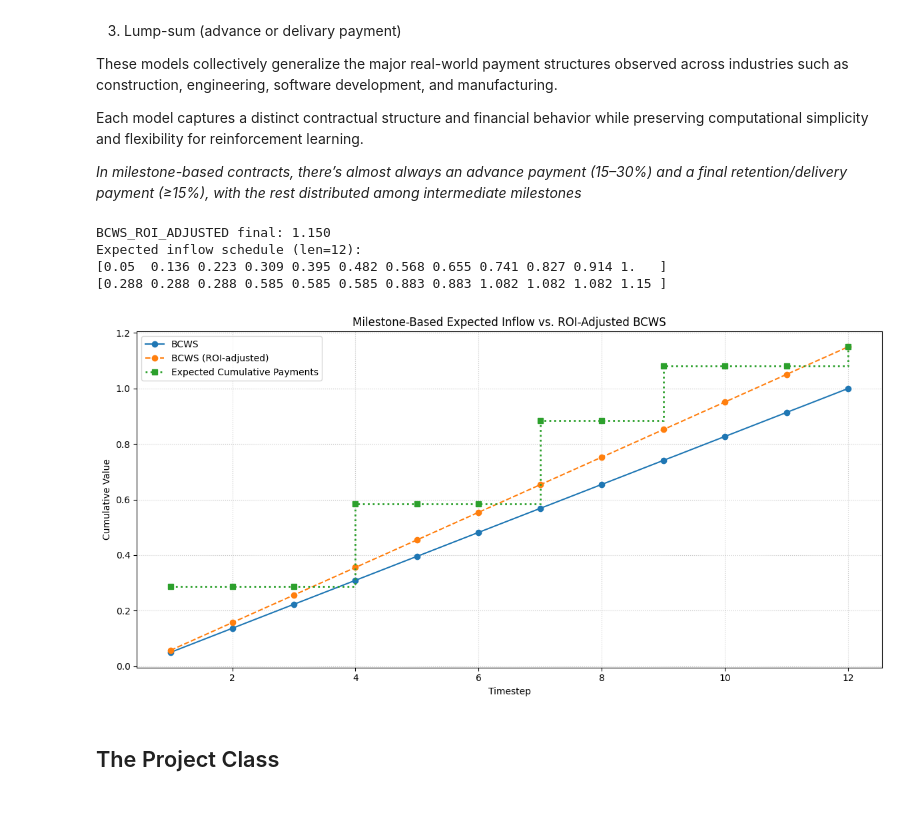
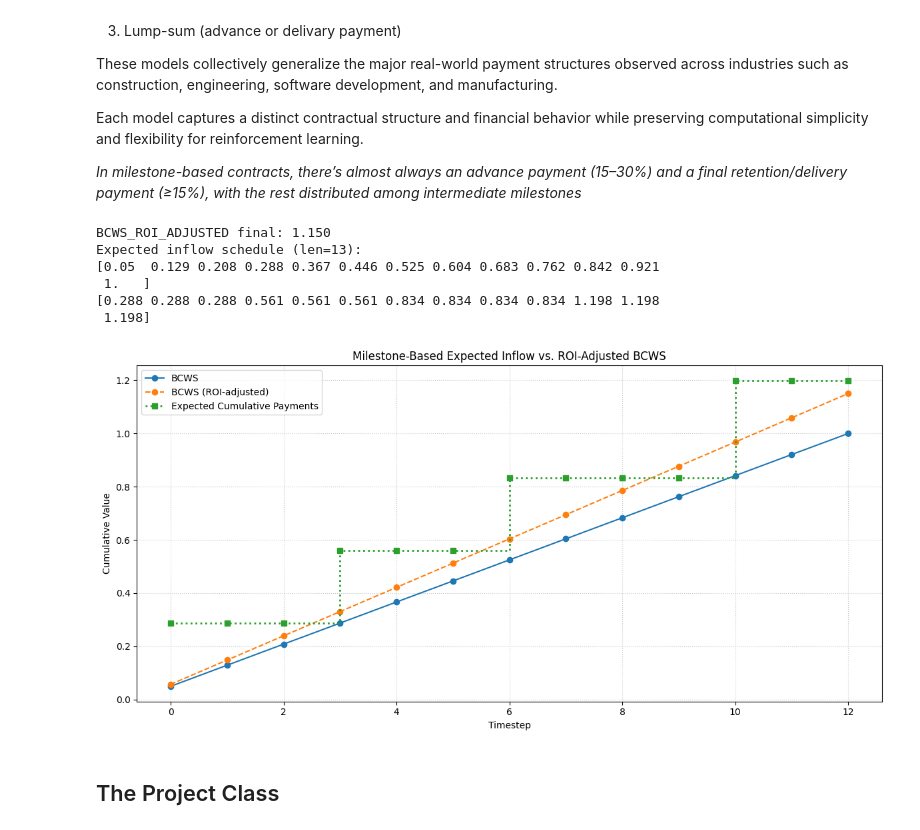
Before and after one commit to UDynamic/PPO-project-portfolio-budgeting-AI-agent, a Jupyter notebook: notebooks/portfolio_env.ipynb, the cells around one changed output. Cells and saved outputs as stored; diff of their text form; code cells hidden in the pictures.

Commit message:
corrected the 13 timestep for schedules

```diff
--- a/notebooks/portfolio_env.ipynb
+++ b/notebooks/portfolio_env.ipynb
@@ -466,7 +466,7 @@ class DummyProject:
         self.BAC = 1.0
         self.ROI = 0.15  # 15% expected ROI
         # Example baseline BCWS curve (smooth S-curve)
-        self.BCWS = np.linspace(0.05, 1.0, self.DURATION)
+        self.BCWS = np.linspace(0.05, 1.0, self.DURATION + 1)
 
     def milestone_based(self):
             """
@@ -493,7 +493,7 @@ class DummyProject:
             final_frac   = np.random.choice(np.arange(0.15, 0.26, 0.05))  # 15%–25%
 
             # --- Intermediate milestone count and positions ---
-            possible_positions = np.arange(1, duration - 1)
+            possible_positions = np.arange(1, duration)
             n_middle = random_uniform_int(1, min(4, len(possible_positions)))
             # --- Random milestone placement ensuring non-negative cashflow ---
             max_attempts = 50
@@ -503,7 +503,7 @@ class DummyProject:
                 # build the temporary payment schedule
                 prev_pos = 0
                 cumulative = advance_frac * total_expected_payment
-                temp_schedule = np.full(duration, cumulative)
+                temp_schedule = np.full(duration + 1, cumulative)
 
                 for pos in middle_positions:
                     incremental_payment = self.BCWS_ROI_ADJUSTED[pos] - self.BCWS_ROI_ADJUSTED[prev_pos]
@@ -519,7 +519,7 @@ class DummyProject:
 
 
             # --- Build cumulative expected payment schedule ---
-            schedule = np.zeros(duration, dtype=float)
+            schedule = np.zeros(duration + 1 , dtype=float)
 
             # 1️⃣ Advance payment (t=0)
             cumulative = advance_frac * total_expected_payment
@@ -545,38 +545,40 @@ np.random.seed(42)  # reproducibility
 p = DummyProject()
 result = p.milestone_based()
 
 print(f"BCWS_ROI_ADJUSTED final: {p.BCWS_ROI_ADJUSTED[-1]:.3f}")
 print(f"Expected inflow schedule (len={len(result)}):")
 print(np.round(p.BCWS, 3))
 print(np.round(result, 3))
 
 
 
 import matplotlib.pyplot as plt
 
 # --- Plotting the cumulative expected inflow vs BCWS baseline ---
-t = np.arange(1, p.DURATION + 1)
+t = np.arange(0, p.DURATION + 1)
 
 plt.figure(figsize=(12, 6))
 plt.plot(t, p.BCWS, label="BCWS", linestyle="solid", marker="o")
 plt.plot(t, p.BCWS_ROI_ADJUSTED, label="BCWS (ROI-adjusted)", linestyle="--", marker="o")
 
 plt.step(t, result, where="post", label="Expected Cumulative Payments", linewidth=2, linestyle="dotted",marker="s")
 # plt.plot(t, result, label="Expected Cumulative Payments", linewidth=2, marker="s")
 
 plt.title("Milestone-Based Expected Inflow vs. ROI-Adjusted BCWS", fontsize=12)
 plt.xlabel("Timestep")
 plt.ylabel("Cumulative Value")
 plt.legend()
 plt.grid(True, linestyle=":", alpha=0.7)
 plt.tight_layout()
 plt.show()
 # %% [output]
 BCWS_ROI_ADJUSTED final: 1.150
-Expected inflow schedule (len=12):
-[0.05  0.136 0.223 0.309 0.395 0.482 0.568 0.655 0.741 0.827 0.914 1.   ]
-[0.288 0.288 0.288 0.585 0.585 0.585 0.883 0.883 1.082 1.082 1.082 1.15 ]
+Expected inflow schedule (len=13):
+[0.05  0.129 0.208 0.288 0.367 0.446 0.525 0.604 0.683 0.762 0.842 0.921
+ 1.   ]
+[0.288 0.288 0.288 0.561 0.561 0.561 0.834 0.834 0.834 0.834 1.198 1.198
+ 1.198]
-[figure, old version]
+[figure, new version]
 # %% [markdown]
 ## The Project Class
 # %%
```
Also changed, not shown: parts of 1 cell of this notebook.
